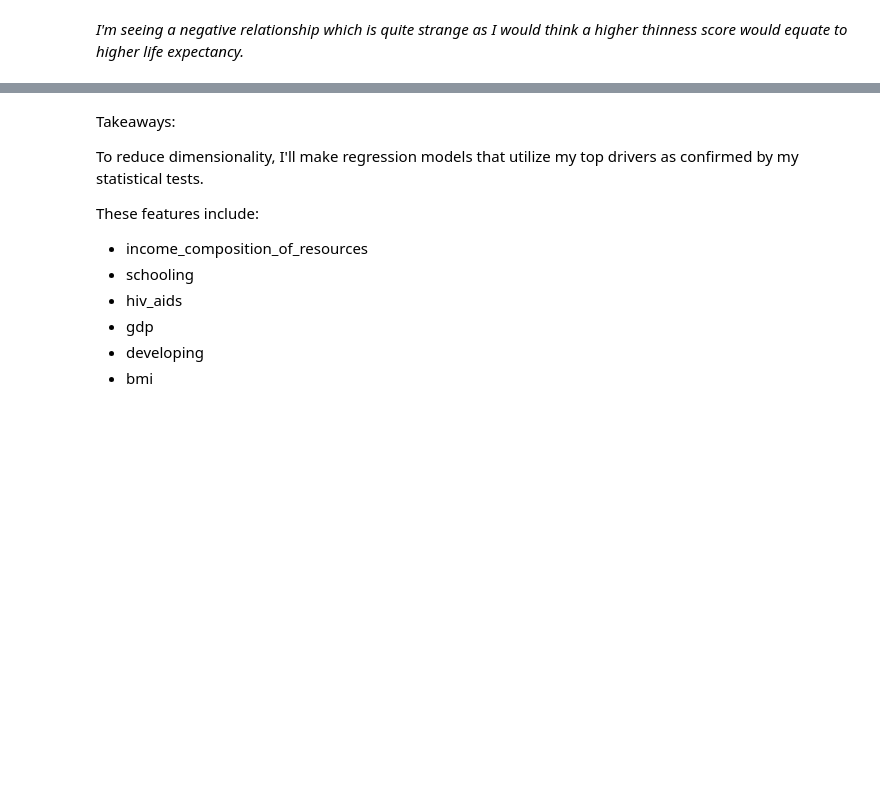
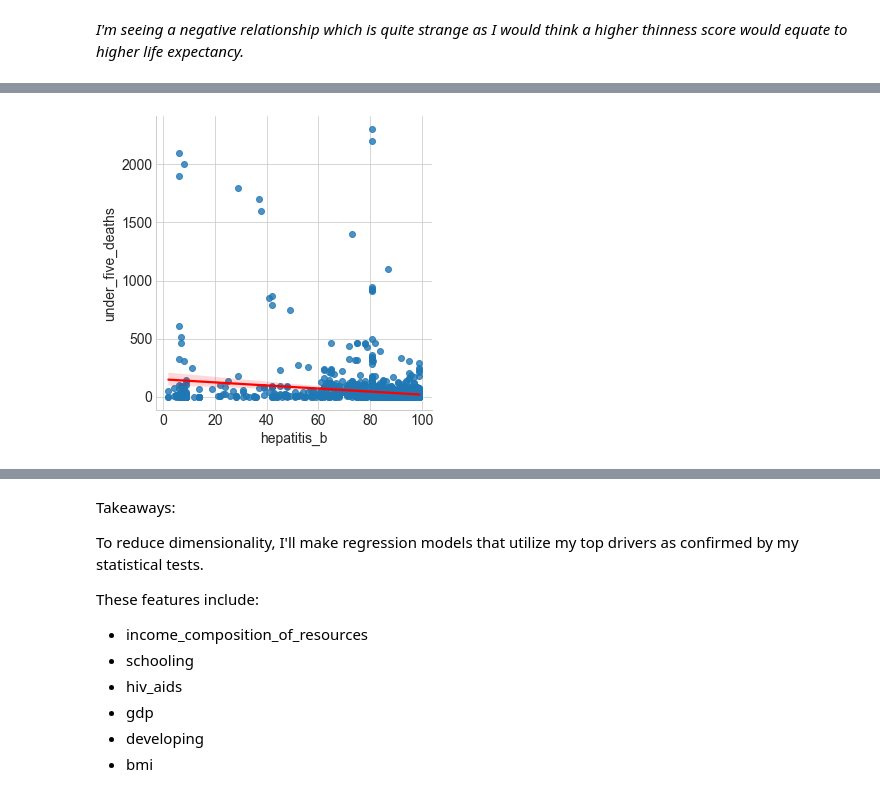
Before and after one commit to kristofer-rivera/predicting-life-expectancy, a Jupyter notebook: explore.ipynb, the cells around one changed output, grey strips where cells are left out. Drawn from its saved outputs; the diff is of its cells as text; code cells hidden in the pictures; blank space fills up the shorter version.

```diff
--- a/explore.ipynb
+++ b/explore.ipynb
@@ -334,0 +347,5 @@ plt.show()
+# %%
+sns.lmplot(x='hepatitis_b', y='under_five_deaths', data=train, line_kws={'color':'red'})
+plt.show()
+# %% [output]
+[figure, added]
```
Also changed, not shown: parts of 9 cells of this notebook, 1 other file.
